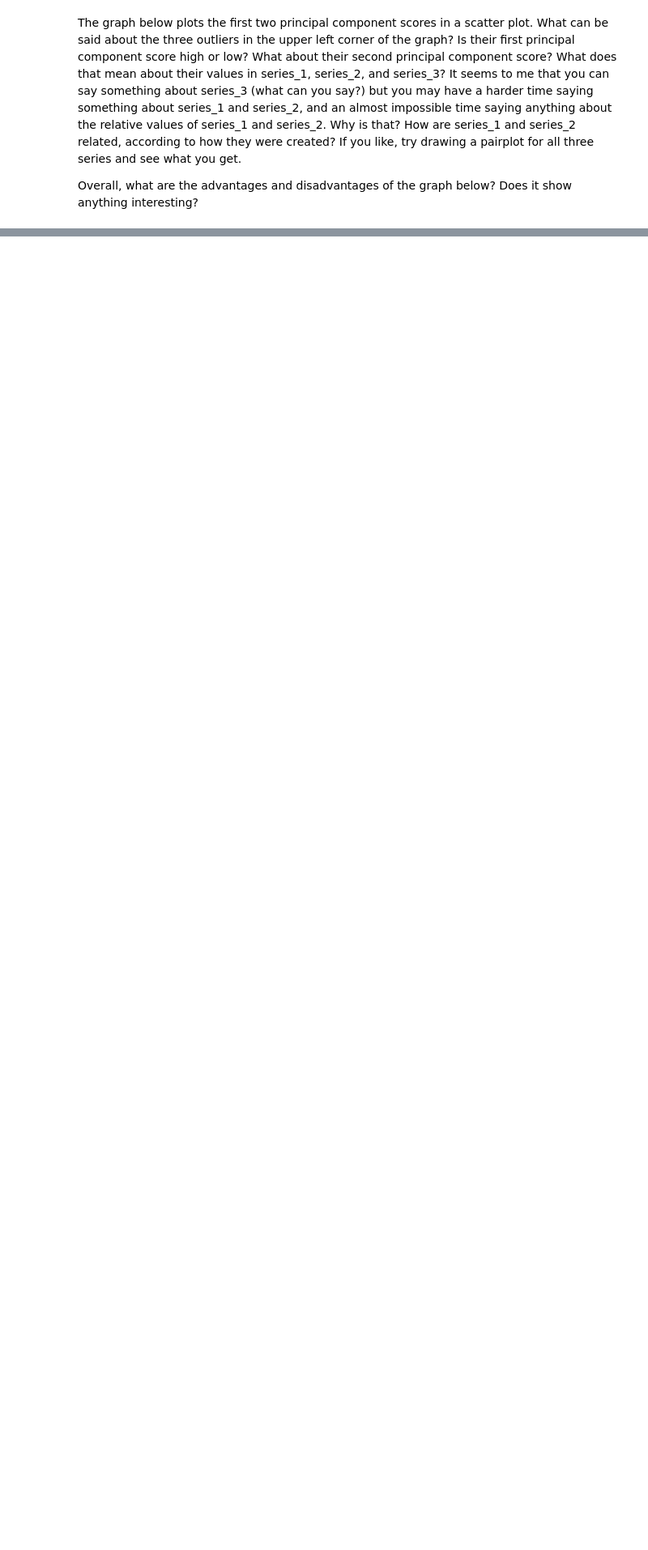
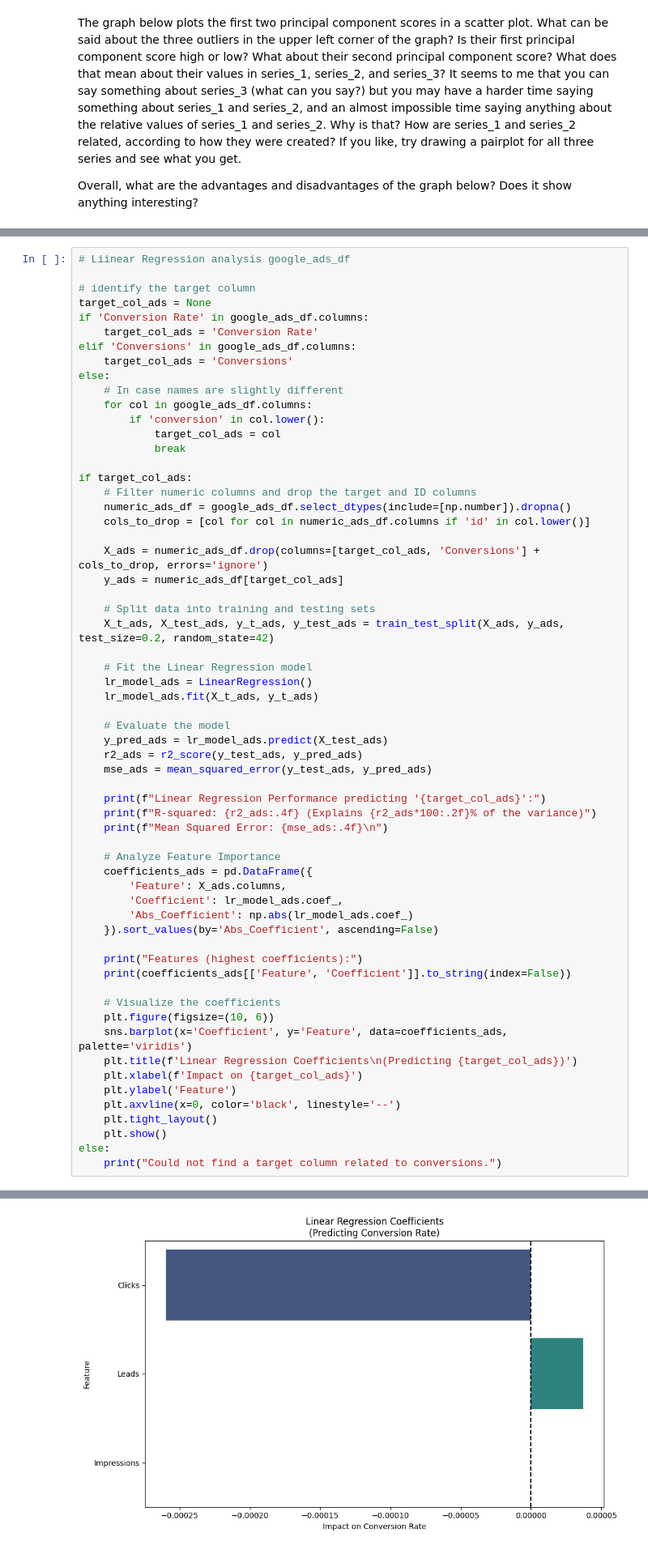
Before and after one commit to aqds-hub/Learning, a Jupyter notebook: Mod b/OMDS-ModB2-Week9-QuintinoDosSantos-Amanda.ipynb, the cells around one changed output, grey strips where cells are left out. Shown at 81% size. Drawn from its saved outputs; the diff is of its cells as text; blank space fills up the shorter version.

```diff
--- a/Mod b/OMDS-ModB2-Week9-QuintinoDosSantos-Amanda.ipynb
+++ b/Mod b/OMDS-ModB2-Week9-QuintinoDosSantos-Amanda.ipynb
@@ -63,0 +287,62 @@ Try using your correlation information from previous weeks to help choose featur
+# %%
+# Liinear Regression analysis google_ads_df
+
+# identify the target column
+target_col_ads = None
+if 'Conversion Rate' in google_ads_df.columns:
+    target_col_ads = 'Conversion Rate'
+elif 'Conversions' in google_ads_df.columns:
+    target_col_ads = 'Conversions'
+else:
+    # In case names are slightly different
+    for col in google_ads_df.columns:
+        if 'conversion' in col.lower():
+            target_col_ads = col
+            break
+
+if target_col_ads:
+    # Filter numeric columns and drop the target and ID columns
+    numeric_ads_df = google_ads_df.select_dtypes(include=[np.number]).dropna()
+    cols_to_drop = [col for col in numeric_ads_df.columns if 'id' in col.lower()]
+
+    X_ads = numeric_ads_df.drop(columns=[target_col_ads, 'Conversions'] + cols_to_drop, errors='ignore')
+    y_ads = numeric_ads_df[target_col_ads]
+
+    # Split data into training and testing sets
+    X_t_ads, X_test_ads, y_t_ads, y_test_ads = train_test_split(X_ads, y_ads, test_size=0.2, random_state=42)
+
+    # Fit the Linear Regression model
+    lr_model_ads = LinearRegression()
+    lr_model_ads.fit(X_t_ads, y_t_ads)
+
+    # Evaluate the model
+    y_pred_ads = lr_model_ads.predict(X_test_ads)
+    r2_ads = r2_score(y_test_ads, y_pred_ads)
+    mse_ads = mean_squared_error(y_test_ads, y_pred_ads)
+
+    print(f"Linear Regression Performance predicting '{target_col_ads}':")
+    print(f"R-squared: {r2_ads:.4f} (Explains {r2_ads*100:.2f}% of the variance)")
+    print(f"Mean Squared Error: {mse_ads:.4f}\n")
+
+    # Analyze Feature Importance
+    coefficients_ads = pd.DataFrame({
+        'Feature': X_ads.columns,
+        'Coefficient': lr_model_ads.coef_,
+        'Abs_Coefficient': np.abs(lr_model_ads.coef_)
+    }).sort_values(by='Abs_Coefficient', ascending=False)
+
+    print("Features (highest coefficients):")
+    print(coefficients_ads[['Feature', 'Coefficient']].to_string(index=False))
+
+    # Visualize the coefficients
+    plt.figure(figsize=(10, 6))
+    sns.barplot(x='Coefficient', y='Feature', data=coefficients_ads, palette='viridis')
+    plt.title(f'Linear Regression Coefficients\n(Predicting {target_col_ads})')
+    plt.xlabel(f'Impact on {target_col_ads}')
+    plt.ylabel('Feature')
+    plt.axvline(x=0, color='black', linestyle='--')
+    plt.tight_layout()
+    plt.show()
+else:
+    print("Could not find a target column related to conversions.")
+# %% [output]
@@ -63,0 +375 @@ Try using your correlation information from previous weeks to help choose featur
+[figure, added]
```
Also changed, not shown: parts of 13 cells of this notebook, 3 other files.
